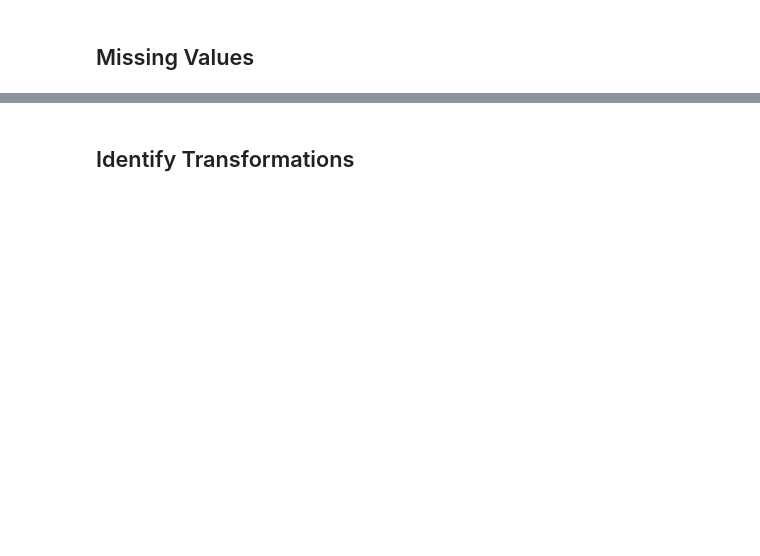
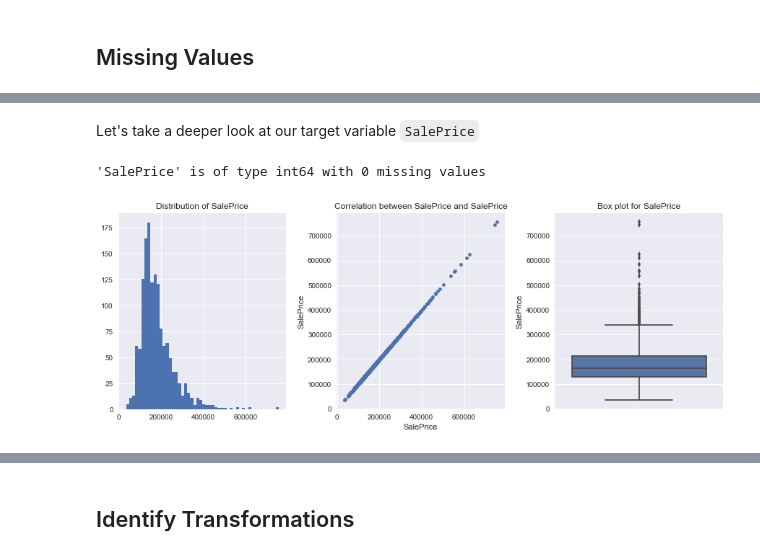
Before and after one commit to dorond/kaggle-house-prices-prediction, a Jupyter notebook: Housing Sale Price Prediction (Kaggle).ipynb, the cells around one changed output, grey strips where cells are left out. Cells and saved outputs as stored; diff of their text form; code cells hidden in the pictures; blank space fills up the shorter version.

```diff
--- a/Housing Sale Price Prediction (Kaggle).ipynb
+++ b/Housing Sale Price Prediction (Kaggle).ipynb
@@ -26,0 +299,7 @@
+# %% [markdown]
+Let's take a deeper look at our target variable `SalePrice`
+# %%
+explore_variable(train, "SalePrice", "SalePrice")
+# %% [output]
+'SalePrice' is of type int64 with 0 missing values
+[figure, added]
```
Also changed, not shown: parts of 48 cells of this notebook.
